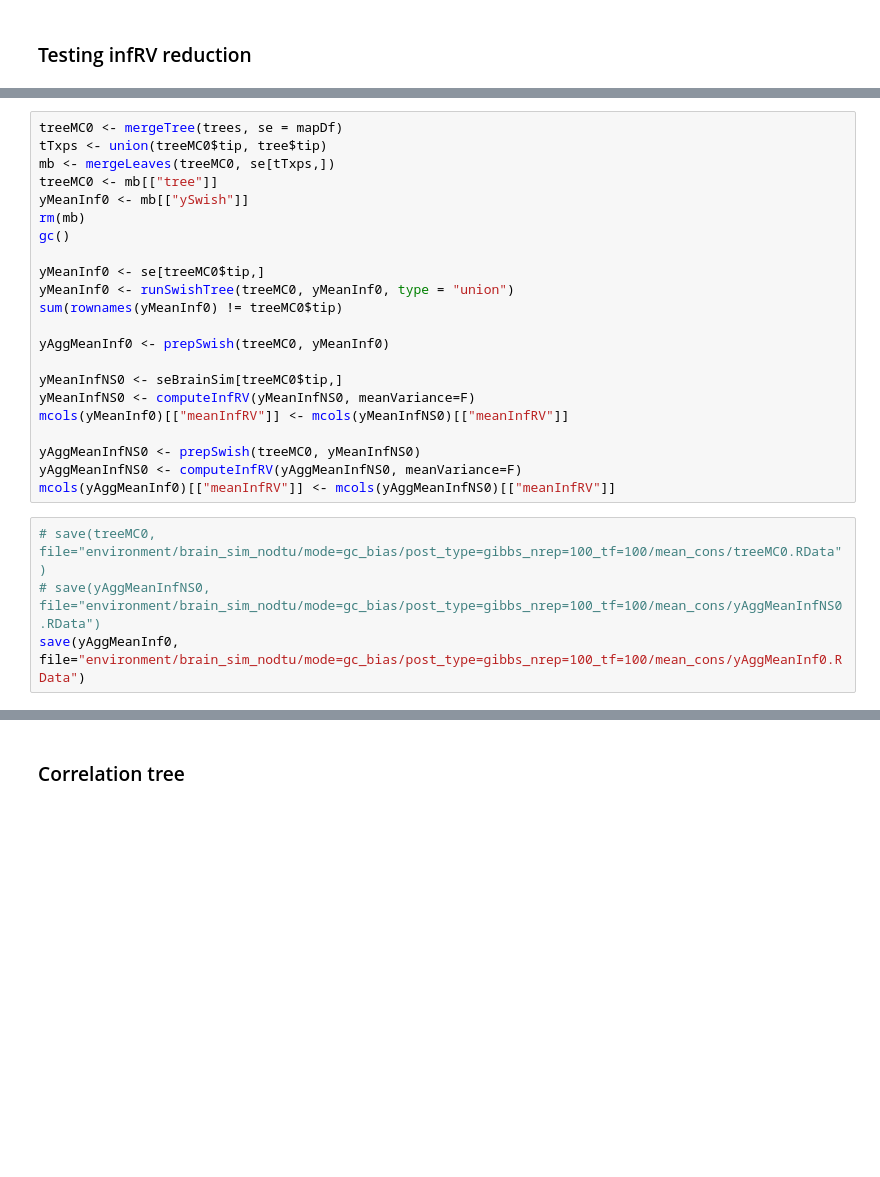
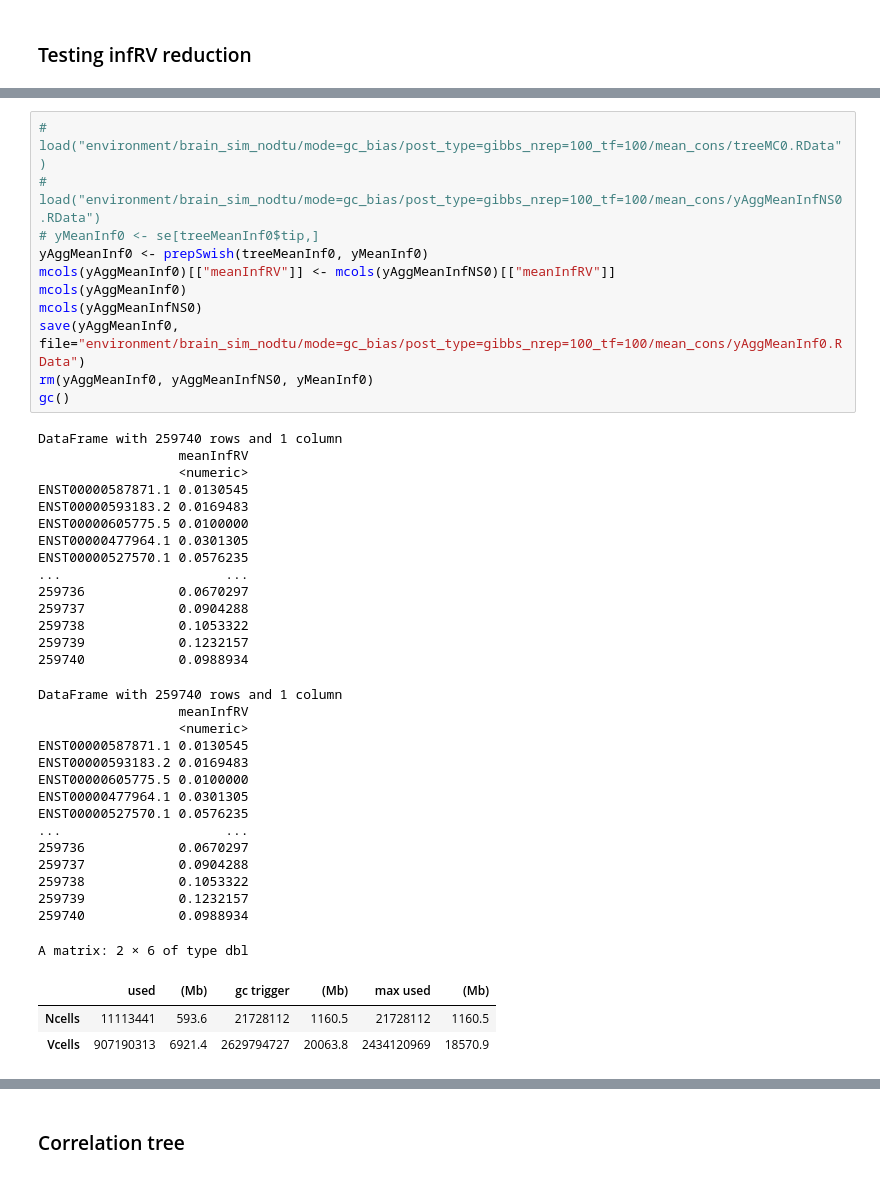
Before and after one commit to NPSDC/treeTerminusScripts, a Jupyter notebook: brain_simulation_nodtu/mode=gc_bias/post_type=gibbs_nrep=100_tf=100/mean_cons/prep_tree.ipynb, the cells around one changed output, grey strips where cells are left out. Drawn from its saved outputs; the diff is of its cells as text; blank space fills up the shorter version.

```diff
--- a/brain_simulation_nodtu/mode=gc_bias/post_type=gibbs_nrep=100_tf=100/mean_cons/prep_tree.ipynb
+++ b/brain_simulation_nodtu/mode=gc_bias/post_type=gibbs_nrep=100_tf=100/mean_cons/prep_tree.ipynb
@@ -163,26 +150,44 @@ sum(sapply(trees, function(tree) length(tree$tip)))
-# %%
-treeMC0 <- mergeTree(trees, se = mapDf)
-tTxps <- union(treeMC0$tip, tree$tip)
-mb <- mergeLeaves(treeMC0, se[tTxps,])
-treeMC0 <- mb[["tree"]]
-yMeanInf0 <- mb[["ySwish"]]
-rm(mb)
-gc()
-
-yMeanInf0 <- se[treeMC0$tip,]
-yMeanInf0 <- runSwishTree(treeMC0, yMeanInf0, type = "union")
-sum(rownames(yMeanInf0) != treeMC0$tip)
-
-yAggMeanInf0 <- prepSwish(treeMC0, yMeanInf0)
-
-yMeanInfNS0 <- seBrainSim[treeMC0$tip,]
-yMeanInfNS0 <- computeInfRV(yMeanInfNS0, meanVariance=F)
-mcols(yMeanInf0)[["meanInfRV"]] <- mcols(yMeanInfNS0)[["meanInfRV"]]
-
-yAggMeanInfNS0 <- prepSwish(treeMC0, yMeanInfNS0)
-yAggMeanInfNS0 <- computeInfRV(yAggMeanInfNS0, meanVariance=F)
-mcols(yAggMeanInf0)[["meanInfRV"]] <- mcols(yAggMeanInfNS0)[["meanInfRV"]]
-# %%
-# save(treeMC0, file="environment/brain_sim_nodtu/mode=gc_bias/post_type=gibbs_nrep=100_tf=100/mean_cons/treeMC0.RData")
-# save(yAggMeanInfNS0, file="environment/brain_sim_nodtu/mode=gc_bias/post_type=gibbs_nrep=100_tf=100/mean_cons/yAggMeanInfNS0.RData")
-save(yAggMeanInf0, file="environment/brain_sim_nodtu/mode=gc_bias/post_type=gibbs_nrep=100_tf=100/mean_cons/yAggMeanInf0.RData")
+# %%
+# load("environment/brain_sim_nodtu/mode=gc_bias/post_type=gibbs_nrep=100_tf=100/mean_cons/treeMC0.RData")
+# load("environment/brain_sim_nodtu/mode=gc_bias/post_type=gibbs_nrep=100_tf=100/mean_cons/yAggMeanInfNS0.RData")
+# yMeanInf0 <- se[treeMeanInf0$tip,]
+yAggMeanInf0 <- prepSwish(treeMeanInf0, yMeanInf0)
+mcols(yAggMeanInf0)[["meanInfRV"]] <- mcols(yAggMeanInfNS0)[["meanInfRV"]]
+mcols(yAggMeanInf0)
+mcols(yAggMeanInfNS0)
+save(yAggMeanInf0, file="environment/brain_sim_nodtu/mode=gc_bias/post_type=gibbs_nrep=100_tf=100/mean_cons/yAggMeanInf0.RData")
+rm(yAggMeanInf0, yAggMeanInfNS0, yMeanInf0)
+gc()
+# %% [output]
+DataFrame with 259740 rows and 1 column
+                  meanInfRV
+                  <numeric>
+ENST00000587871.1 0.0130545
+ENST00000593183.2 0.0169483
+ENST00000605775.5 0.0100000
+ENST00000477964.1 0.0301305
+ENST00000527570.1 0.0576235
+...                     ...
+259736            0.0670297
+259737            0.0904288
+259738            0.1053322
+259739            0.1232157
+259740            0.0988934
+DataFrame with 259740 rows and 1 column
+                  meanInfRV
+                  <numeric>
+ENST00000587871.1 0.0130545
+ENST00000593183.2 0.0169483
+ENST00000605775.5 0.0100000
+ENST00000477964.1 0.0301305
+ENST00000527570.1 0.0576235
+...                     ...
+259736            0.0670297
+259737            0.0904288
+259738            0.1053322
+259739            0.1232157
+259740            0.0988934
+A matrix: 2 × 6 of type dbl
+|  | used | (Mb) | gc trigger | (Mb) | max used | (Mb) |
+| Ncells | 11113441 | 593.6 | 21728112 | 1160.5 | 21728112 | 1160.5 |
+| Vcells | 907190313 | 6921.4 | 2629794727 | 20063.8 | 2434120969 | 18570.9 |
```
Also changed, not shown: parts of 42 cells of this notebook, 9 other files.
